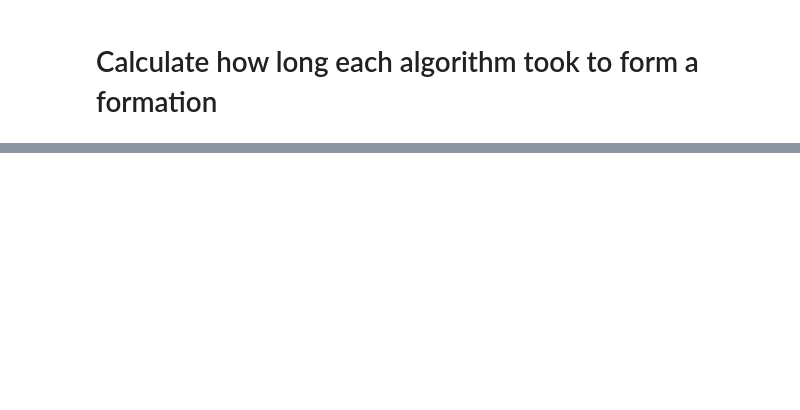
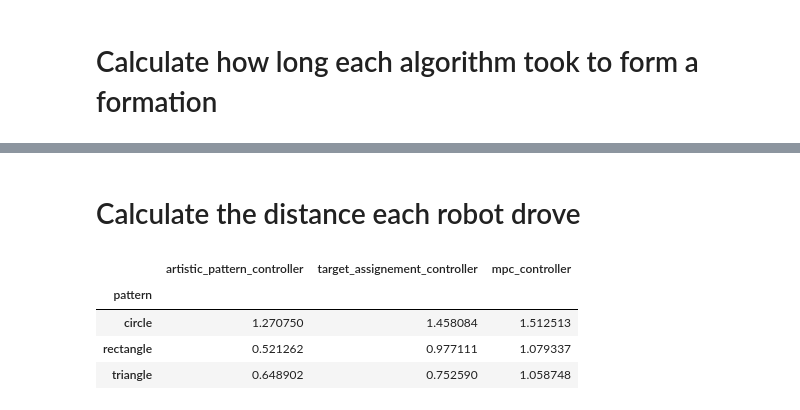
Before and after one commit to MariiaPoliakovaa/RobotFormations, a Jupyter notebook: analyze_formations.ipynb, the cells around one changed output, grey strips where cells are left out. Saved outputs shown, nothing was run; the diff lists cells and outputs as text; code cells hidden in the pictures; blank space fills up the shorter version.

```diff
--- a/analyze_formations.ipynb
+++ b/analyze_formations.ipynb
@@ -208,0 +209,2 @@ time_df
+# %% [markdown]
+# Calculate the distance each robot drove
@@ -208,0 +255,8 @@ time_df
+# %%
+average_dist_df
+# %% [output]
+|  | artistic_pattern_controller | target_assignement_controller | mpc_controller |
+| pattern |  |  |  |
+| circle | 1.270750 | 1.458084 | 1.512513 |
+| rectangle | 0.521262 | 0.977111 | 1.079337 |
+| triangle | 0.648902 | 0.752590 | 1.058748 |
```
Also changed, not shown: parts of 12 cells of this notebook, 38 other files.
